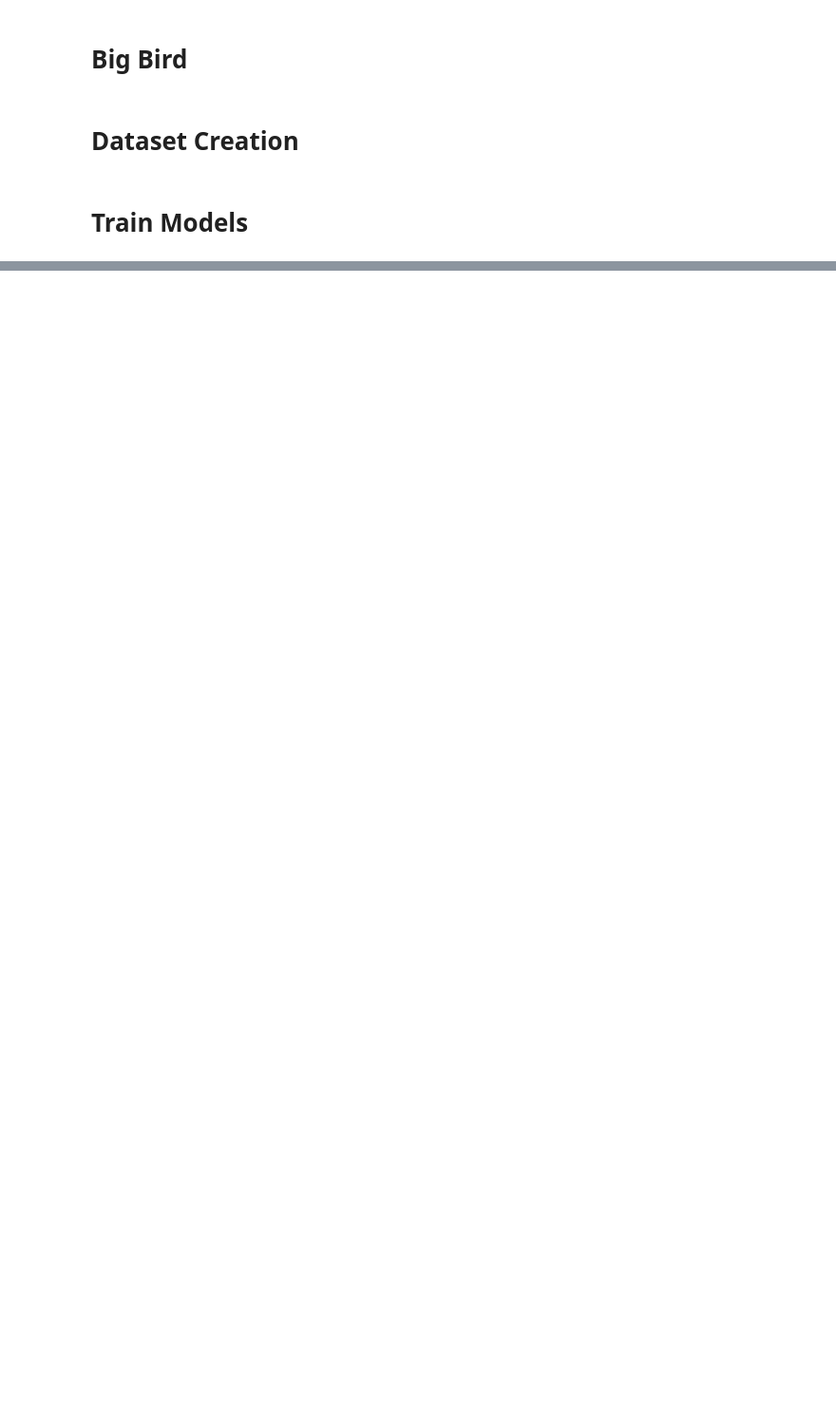
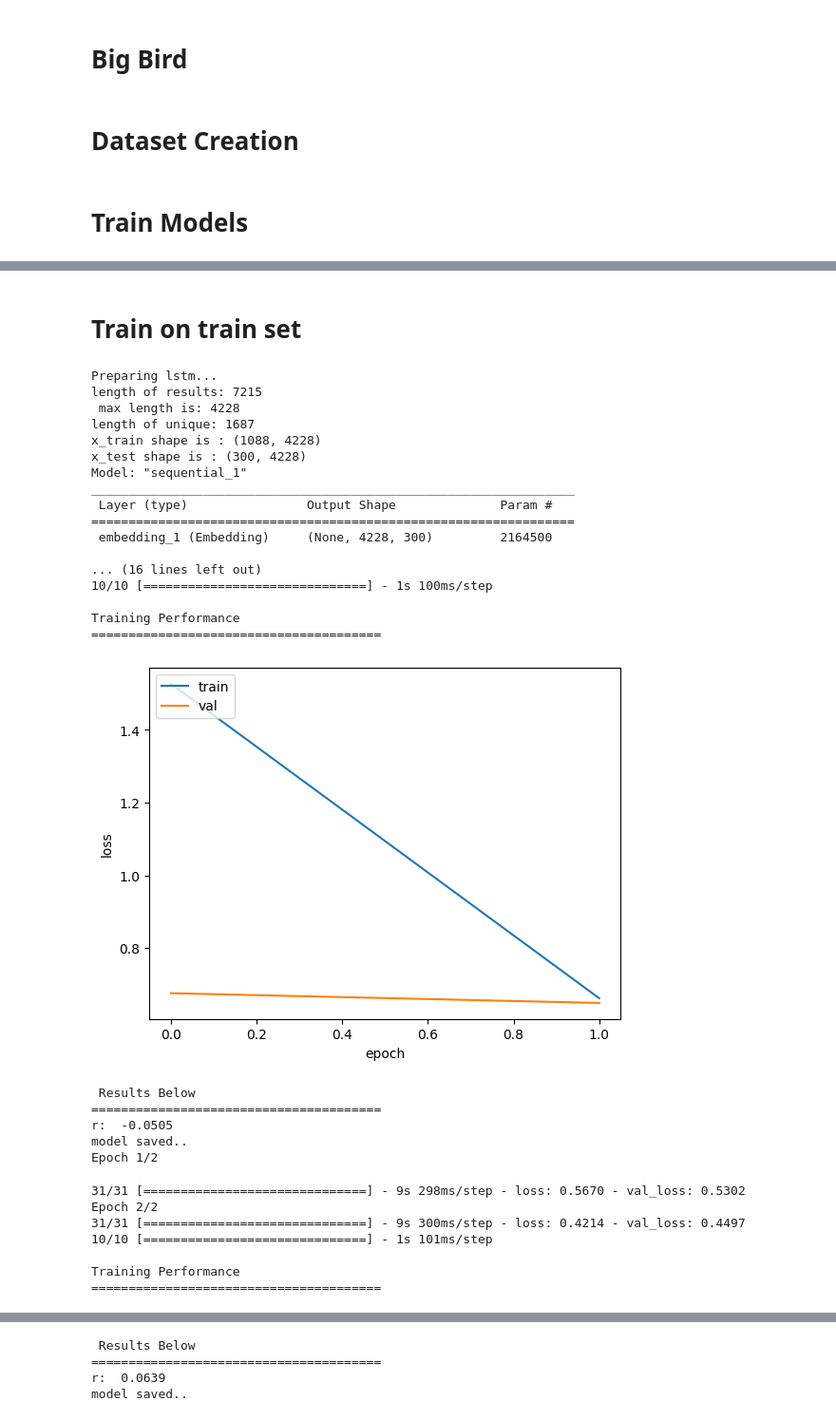
Before and after one commit to meyerjoe-R/NLP, a Jupyter notebook: dissertation/diss_2_3.ipynb, the cells around one changed output, grey strips where cells are left out. Shown at 95% size. Drawn from its saved outputs; the diff is of its cells as text; code cells hidden in the pictures; blank space fills up the shorter version.

```diff
--- a/dissertation/diss_2_3.ipynb
+++ b/dissertation/diss_2_3.ipynb
@@ -763,0 +1307,24 @@ multi_transformer(bert_train_list, bert_test_list, config['model'],  config['mod
+# %%
+import gensim.downloader as api
+from keras.layers import Bidirectional
+from keras import layers
+from keras.models import Sequential
+from keras.layers import Dense
+from keras.layers import LSTM
+from keras.layers import Embedding
+from keras.preprocessing import sequence
+from keras.utils import pad_sequences
+from keras.preprocessing.text import Tokenizer
+from keras.layers import Dropout
+import tensorflow as tf
+from sklearn.model_selection import GridSearchCV
+from sklearn.model_selection import RandomizedSearchCV
+from tensorflow.keras import regularizers
+from scipy import stats
+import matplotlib.pyplot as plt
+import re
+import numpy as np
+import nltk
+from collections import Counter
+import en_core_web_md
+nlp = en_core_web_md.load()
@@ -763,0 +1972,2 @@ multi_transformer(bert_train_list, bert_test_list, config['model'],  config['mod
+# %% [markdown]
+# Train on train set
@@ -763,0 +1978,33 @@ multi_transformer(bert_train_list, bert_test_list, config['model'],  config['mod
+# %%
+lstm, lstm_x_test = train_test_lstm(df, y_train_list, y_val_list)
+# %% [output]
+Preparing lstm...
+length of results: 7215
+ max length is: 4228
+length of unique: 1687
+x_train shape is : (1088, 4228)
+x_test shape is : (300, 4228)
+Model: "sequential_1"
+_________________________________________________________________
+ Layer (type)                Output Shape              Param #
+=================================================================
+ embedding_1 (Embedding)     (None, 4228, 300)         2164500
+
+... (16 lines left out)
+10/10 [==============================] - 1s 100ms/step
+
+Training Performance
+=======================================
+[figure, added]
+ Results Below
+=======================================
+r:  -0.0505
+model saved..
+Epoch 1/2
+31/31 [==============================] - 9s 298ms/step - loss: 0.5670 - val_loss: 0.5302
+Epoch 2/2
+31/31 [==============================] - 9s 300ms/step - loss: 0.4214 - val_loss: 0.4497
+10/10 [==============================] - 1s 101ms/step
+
+Training Performance
+=======================================
@@ -763,0 +2051,4 @@ multi_transformer(bert_train_list, bert_test_list, config['model'],  config['mod
+ Results Below
+=======================================
+r:  0.0639
+model saved..
```
Also changed, not shown: parts of 141 cells of this notebook.
